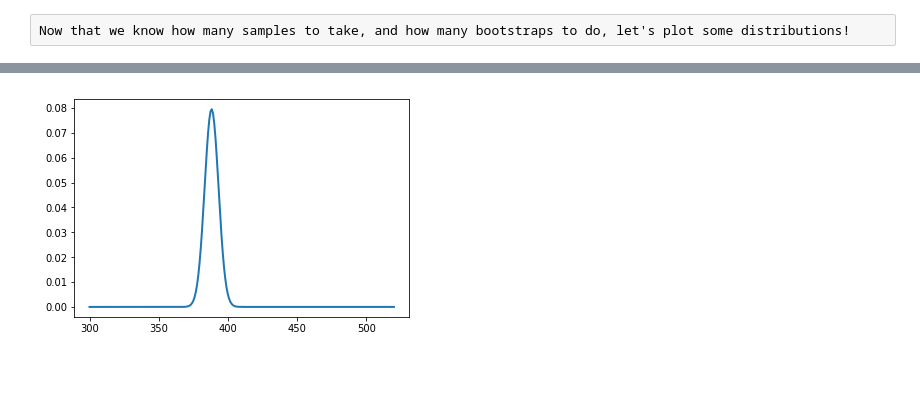
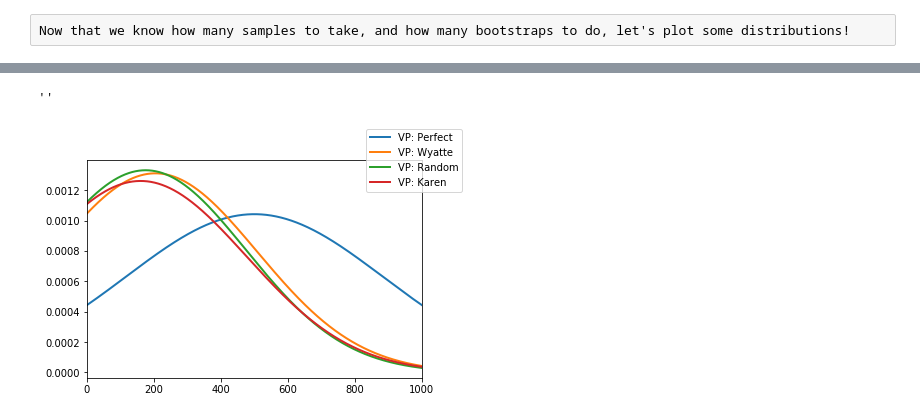
Before and after one commit to gavinraym/Boxcar, a Jupyter notebook: eda/EDA.ipynb, the cells around one changed output, grey strips where cells are left out. Drawn from its saved outputs; the diff is of its cells as text; code cells hidden in the pictures; blank space fills up the shorter version.

```diff
--- a/eda/EDA.ipynb
+++ b/eda/EDA.ipynb
@@ -104,15 +77,9 @@ def bootstrap
 # %%
-scores = pd.read_csv('data/perfect.csv')
-mean = []
-std = []
-for _ in range(5000):
-    boot = np.random.choice(
-            a=scores['score'],
-            size=5000,
-            replace=True)
-    mean.append(boot.mean())
-    std.append(boot.std())
-dist = norm(np.mean(mean), np.std(mean))
-x = np.linspace(300, 520, num=250)
-fig = plt.figure()
-fig.ax = plt.plot(x, dist.pdf(x), linewidth=2)
+def get_dist(df):
+    mean = []
+    std = []
+    for _ in range(5000):
+        boot = np.random.choice(a=df['score'],size=5000,replace=True)
+        mean.append(boot.mean())
+        std.append(boot.std())
+    return norm(np.mean(mean), np.mean(std))
@@ -121,17 +86,25 @@ fig.ax = plt.plot(x, dist.pdf(x), linewidth=2)
-# %%
-scores = pd.read_csv('data/random.csv')
-mean = []
-std = []
-for _ in range(5000):
-    boot = np.random.choice(
-            a=scores['score'],
-            size=5000,
-            replace=True)
-    mean.append(boot.mean())
-    std.append(boot.std())
-dist = norm(np.mean(mean), np.std(mean))
-x = np.linspace(300, 520, num=250)
-fig = plt.figure()
-fig.ax = plt.plot(x, dist.pdf(x), linewidth=2)
-# %% [output]
-[figure, removed]
+# %%
+fig = plt.figure()
+x = np.linspace(0, 1000, num=1000)
+
+df = pd.read_csv('../game/data/perfect.csv')
+fig.ax = plt.plot(x, get_dist(df).pdf(x), linewidth=2, label='VP: Perfect')
+
+df1 = pd.read_csv('../game/data/wyatte.csv')
+df1.score.where(df.outcome,0,inplace=True)
+fig.ax = plt.plot(x, get_dist(df1).pdf(x), linewidth=2, label='VP: Wyatte')
+
+df2 = pd.read_csv('../game/data/random.csv')
+df2.score.where(df.outcome,0,inplace=True)
+fig.ax = plt.plot(x, get_dist(df2).pdf(x), linewidth=2, label='VP: Random')
+
+df3 = pd.read_csv('../game/data/karen.csv')
+df3.score.where(df.outcome,0,inplace=True)
+fig.ax = plt.plot(x, get_dist(df3).pdf(x), linewidth=2, label='VP: Karen')
+
+plt.xlim(0,1000)
+fig.legend()
+;
+# %% [output]
+''
+[figure, added]
```
Also changed, not shown: parts of 7 cells of this notebook, 7 other files.
